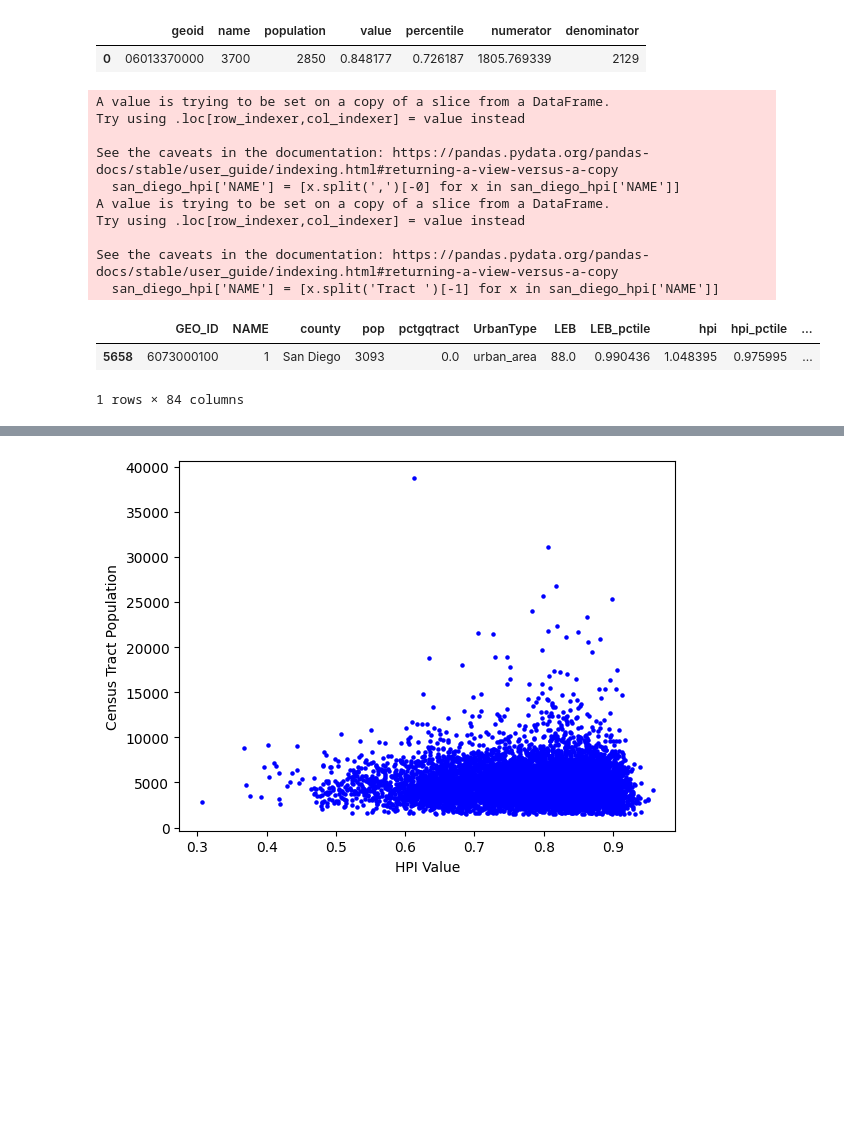
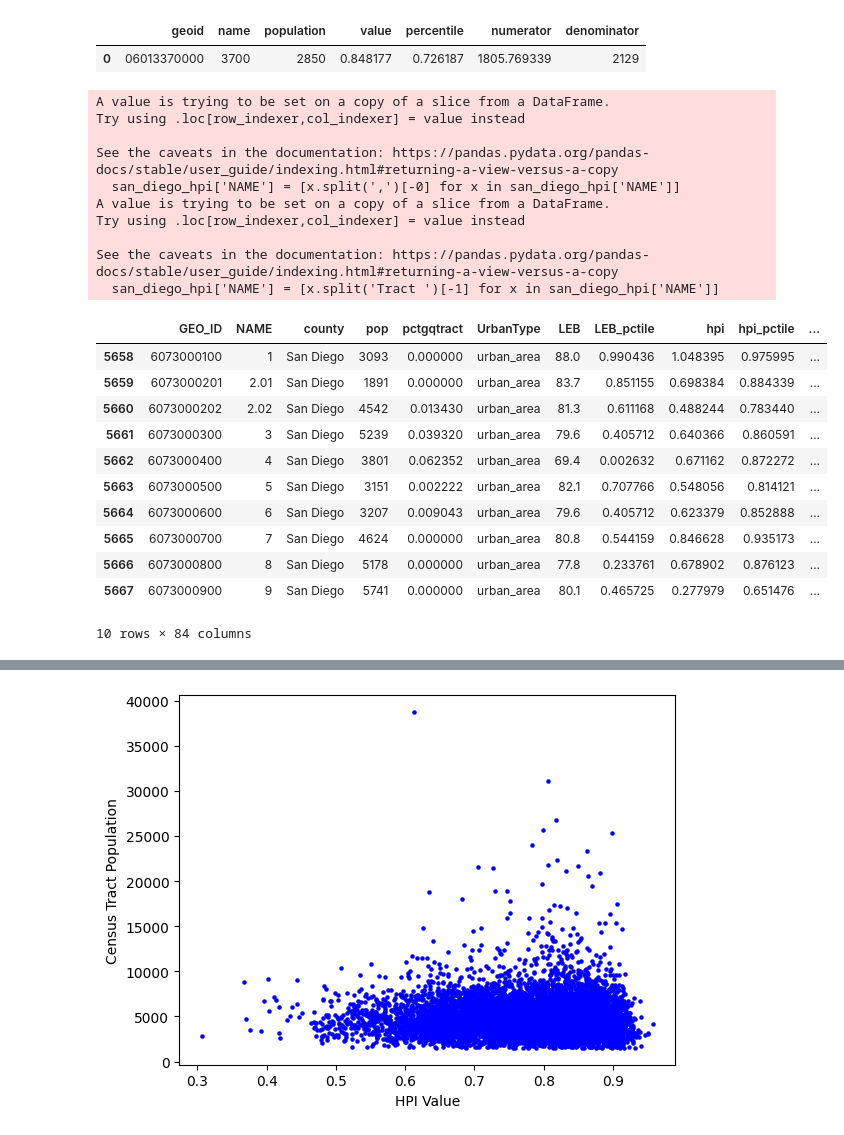
Before and after one commit to kacastel/DSCI-510-Final-Project, a Jupyter notebook: 510fpplay.ipynb, the cells around one changed output, grey strips where cells are left out. Cells and saved outputs as stored; diff of their text form; code cells hidden in the pictures; blank space fills up the shorter version.

```diff
--- a/510fpplay.ipynb
+++ b/510fpplay.ipynb
@@ -29,32 +29,41 @@ hpi_data.head(1)
 # %%
 #Import from Google Drive - Master HPI Data. Recieved this file directly from the HPI agency.
 # Will use this file as an intermidiary- common key is needed from this file to join HPI data and Vaccine data
 
 import pandas as pd
 
 url='https://drive.google.com/file/d/1-O5aXOkgAaQUxMjZ5EXu9y6kHxmjsyp2/view?usp=share_link'
 path = 'https://drive.google.com/uc?export=download&id='+url.split('/')[-2]
 master_hpi = pd.read_csv(path)
 
 #Cleaning/Filtering mster HPI data. Preparing to join.
 san_diego_hpi = master_hpi[master_hpi['county']=='San Diego']
 
 san_diego_hpi['NAME'] = [x.split(',')[-0] for x in san_diego_hpi['NAME']]
 
 san_diego_hpi['NAME'] = [x.split('Tract ')[-1] for x in san_diego_hpi['NAME']]
 
-san_diego_hpi.head(1)
+san_diego_hpi.head(10)
 # %% [output]
 A value is trying to be set on a copy of a slice from a DataFrame.
 Try using .loc[row_indexer,col_indexer] = value instead
 
 See the caveats in the documentation: https://pandas.pydata.org/pandas-docs/stable/user_guide/indexing.html#returning-a-view-versus-a-copy
   san_diego_hpi['NAME'] = [x.split(',')[-0] for x in san_diego_hpi['NAME']]
 A value is trying to be set on a copy of a slice from a DataFrame.
 Try using .loc[row_indexer,col_indexer] = value instead
 
 See the caveats in the documentation: https://pandas.pydata.org/pandas-docs/stable/user_guide/indexing.html#returning-a-view-versus-a-copy
   san_diego_hpi['NAME'] = [x.split('Tract ')[-1] for x in san_diego_hpi['NAME']]
 |  | GEO_ID | NAME | county | pop | pctgqtract | UrbanType | LEB | LEB_pctile | hpi | hpi_pctile | ... |
-| 5658 | 6073000100 | 1 | San Diego | 3093 | 0.0 | urban_area | 88.0 | 0.990436 | 1.048395 | 0.975995 | ... |
+| 5658 | 6073000100 | 1 | San Diego | 3093 | 0.000000 | urban_area | 88.0 | 0.990436 | 1.048395 | 0.975995 | ... |
+| 5659 | 6073000201 | 2.01 | San Diego | 1891 | 0.000000 | urban_area | 83.7 | 0.851155 | 0.698384 | 0.884339 | ... |
+| 5660 | 6073000202 | 2.02 | San Diego | 4542 | 0.013430 | urban_area | 81.3 | 0.611168 | 0.488244 | 0.783440 | ... |
+| 5661 | 6073000300 | 3 | San Diego | 5239 | 0.039320 | urban_area | 79.6 | 0.405712 | 0.640366 | 0.860591 | ... |
+| 5662 | 6073000400 | 4 | San Diego | 3801 | 0.062352 | urban_area | 69.4 | 0.002632 | 0.671162 | 0.872272 | ... |
+| 5663 | 6073000500 | 5 | San Diego | 3151 | 0.002222 | urban_area | 82.1 | 0.707766 | 0.548056 | 0.814121 | ... |
+| 5664 | 6073000600 | 6 | San Diego | 3207 | 0.009043 | urban_area | 79.6 | 0.405712 | 0.623379 | 0.852888 | ... |
+| 5665 | 6073000700 | 7 | San Diego | 4624 | 0.000000 | urban_area | 80.8 | 0.544159 | 0.846628 | 0.935173 | ... |
+| 5666 | 6073000800 | 8 | San Diego | 5178 | 0.000000 | urban_area | 77.8 | 0.233761 | 0.678902 | 0.876123 | ... |
+| 5667 | 6073000900 | 9 | San Diego | 5741 | 0.000000 | urban_area | 80.1 | 0.465725 | 0.277979 | 0.651476 | ... |
-1 rows × 84 columns
+10 rows × 84 columns
```
Also changed, not shown: parts of 2 cells of this notebook.
